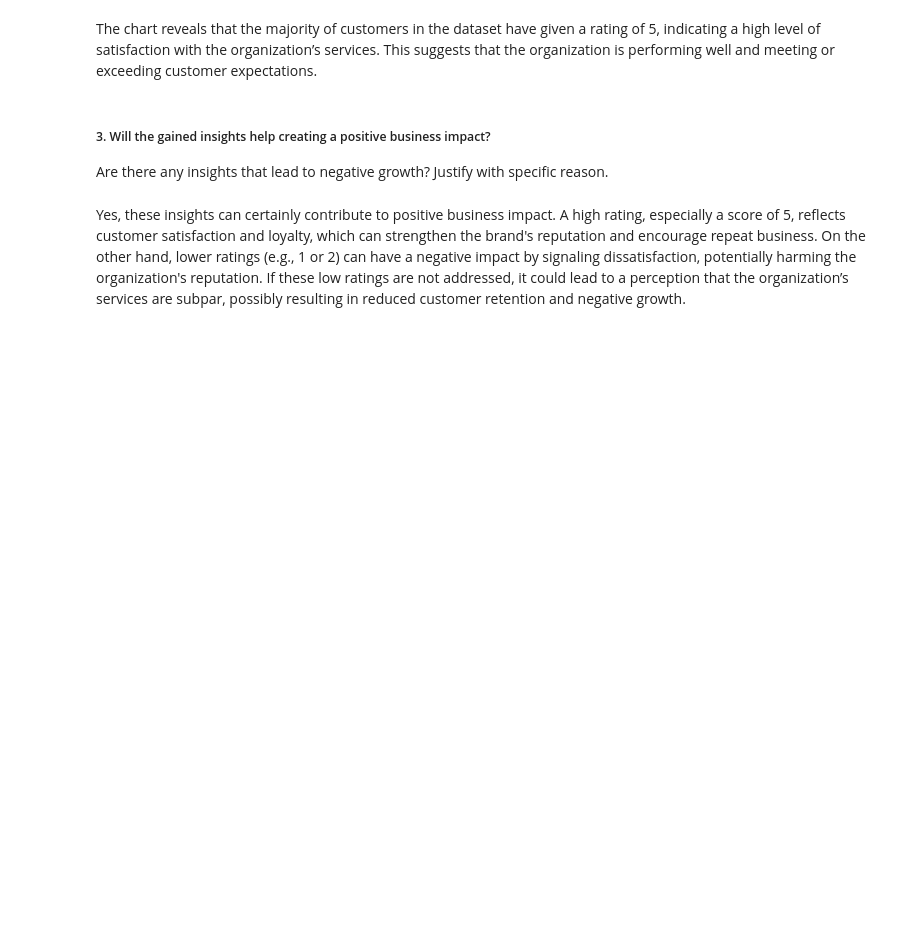
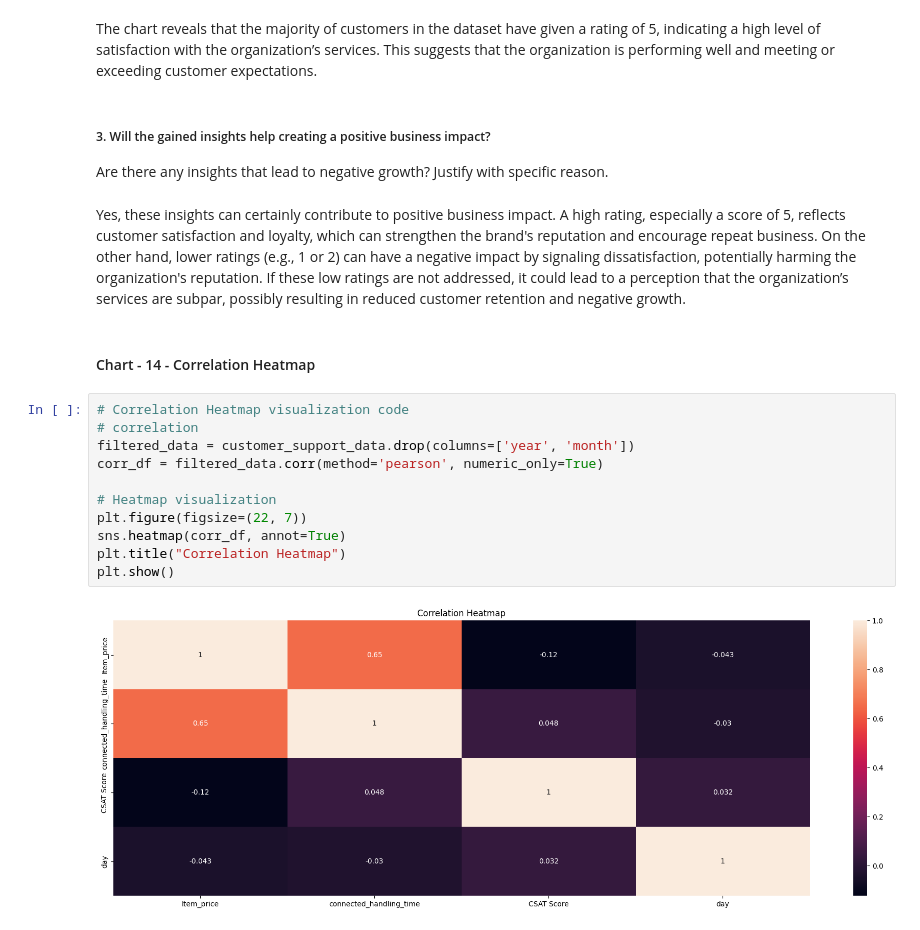
Before and after one commit to Rajesh1505/Capstone_Project_Deep_Learning, a Jupyter notebook: Capstone_Project_Deep_Learning.ipynb, the cells around one changed output. Drawn from its saved outputs; the diff is of its cells as text; blank space fills up the shorter version.

Commit message:
Data Vizualization updated

```diff
--- a/Capstone_Project_Deep_Learning.ipynb
+++ b/Capstone_Project_Deep_Learning.ipynb
@@ -479,3 +479,18 @@ The chart reveals that the majority of customers in the dataset have given a rat
 Are there any insights that lead to negative growth? Justify with specific reason.
 # %% [markdown]
 Yes, these insights can certainly contribute to positive business impact. A high rating, especially a score of 5, reflects customer satisfaction and loyalty, which can strengthen the brand's reputation and encourage repeat business. On the other hand, lower ratings (e.g., 1 or 2) can have a negative impact by signaling dissatisfaction, potentially harming the organization's reputation. If these low ratings are not addressed, it could lead to a perception that the organization’s services are subpar, possibly resulting in reduced customer retention and negative growth.
+# %% [markdown]
+#### Chart - 14 - Correlation Heatmap
+# %%
+# Correlation Heatmap visualization code
+# correlation
+filtered_data = customer_support_data.drop(columns=['year', 'month'])
+corr_df = filtered_data.corr(method='pearson', numeric_only=True)
+
+# Heatmap visualization
+plt.figure(figsize=(22, 7))
+sns.heatmap(corr_df, annot=True)
+plt.title("Correlation Heatmap")
+plt.show()
+# %% [output]
+[figure, added]
```
Also changed, not shown: parts of 11 cells of this notebook.
